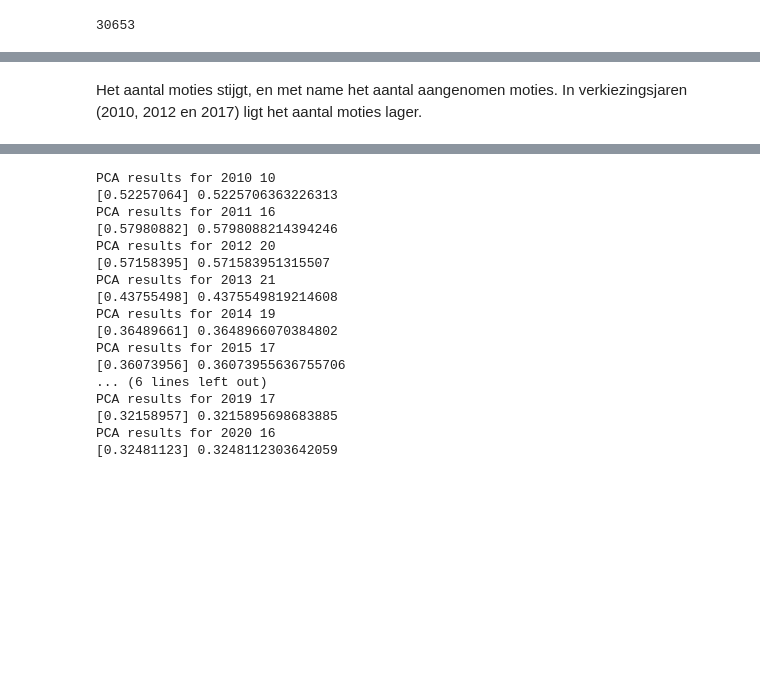
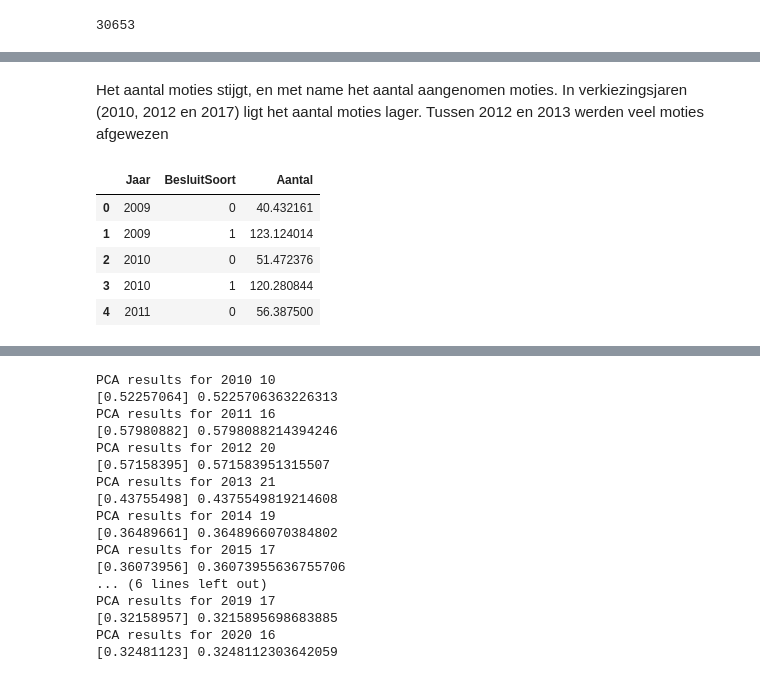
Before and after one commit to jvanelteren/kamermoties, a Jupyter notebook: 2_EDA.ipynb, the cells around one changed output, grey strips where cells are left out. Cells and saved outputs as stored; diff of their text form; code cells hidden in the pictures; blank space fills up the shorter version.

```diff
--- a/2_EDA.ipynb
+++ b/2_EDA.ipynb
@@ -57,4 +57,13 @@ alt.Chart(data, width=400,height = 150).mark_bar().encode(
 # %% [output]
 [interactive output not drawn]
 # %% [markdown]
-Het aantal moties stijgt, en met name het aantal aangenomen moties. In verkiezingsjaren (2010, 2012 en 2017) ligt het aantal moties lager.
+Het aantal moties stijgt, en met name het aantal aangenomen moties. In verkiezingsjaren (2010, 2012 en 2017) ligt het aantal moties lager. Tussen 2012 en 2013 werden veel moties afgewezen
+# %%
+source.head()
+# %% [output]
+|  | Jaar | BesluitSoort | Aantal |
+| 0 | 2009 | 0 | 40.432161 |
+| 1 | 2009 | 1 | 123.124014 |
+| 2 | 2010 | 0 | 51.472376 |
+| 3 | 2010 | 1 | 120.280844 |
+| 4 | 2011 | 0 | 56.387500 |
```
Also changed, not shown: parts of 8 cells of this notebook.
